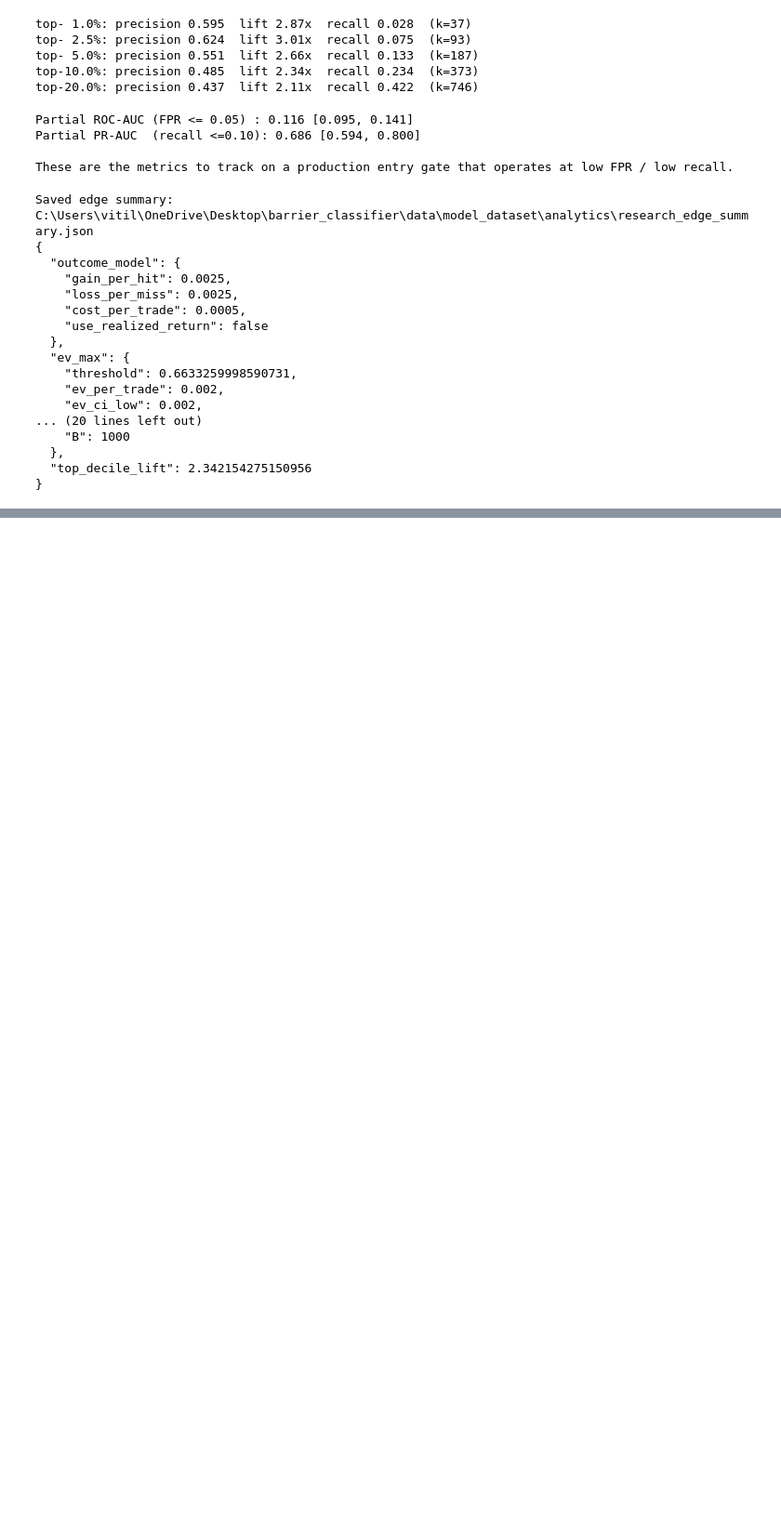
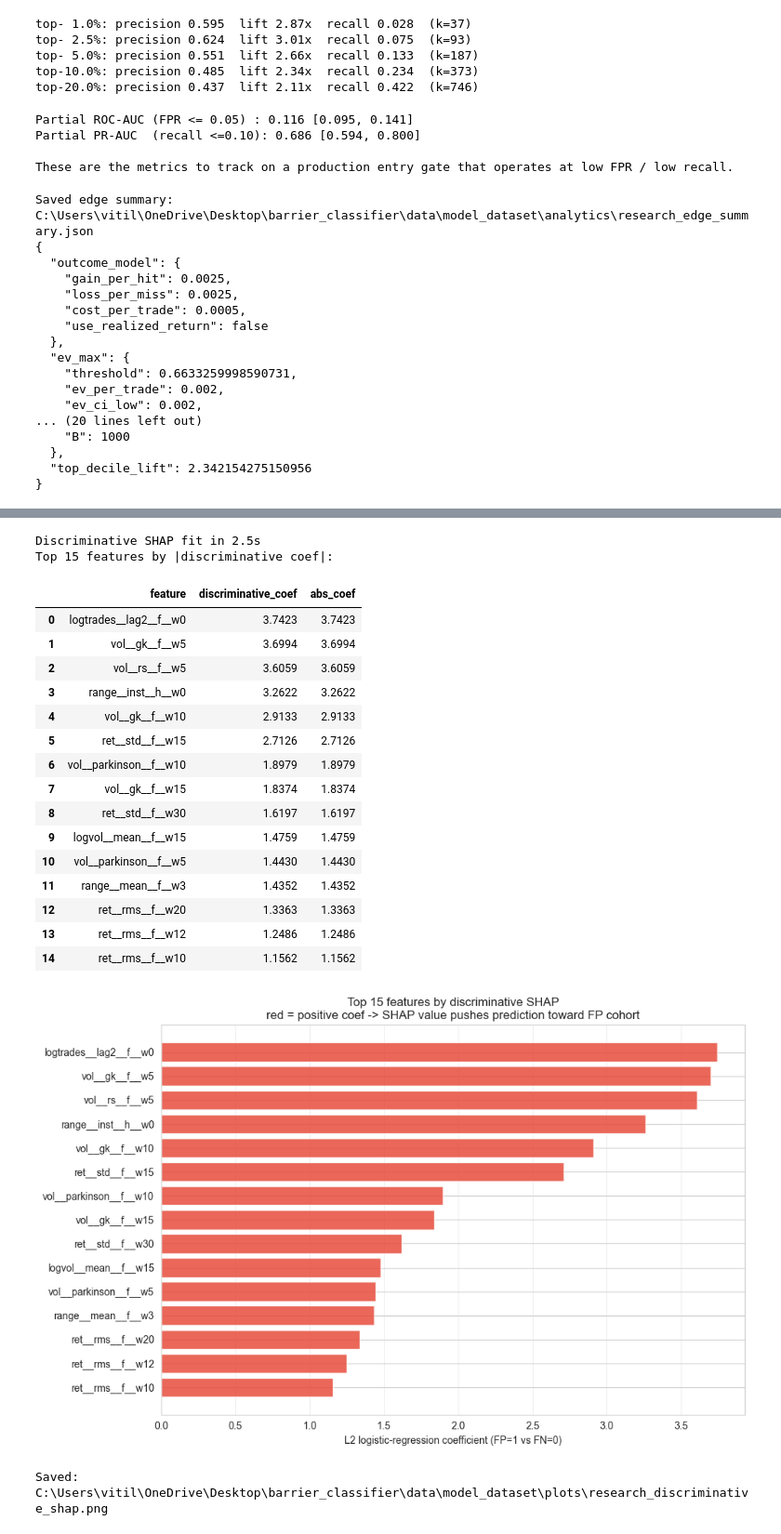
Before and after one commit to VitaIll/barrier_classifier, a Jupyter notebook: notebooks/04_offline_study.ipynb, the cells around one changed output, grey strips where cells are left out. Shown at 93% size. Cells and saved outputs as stored; diff of their text form; code cells hidden in the pictures; blank space fills up the shorter version.

```diff
--- a/notebooks/04_offline_study.ipynb
+++ b/notebooks/04_offline_study.ipynb
@@ -961,0 +1079,45 @@ Subsequent sections land as the corresponding analytics phases are built:
+# %%
+# Discriminative SHAP: logistic regression of {FP=1, FN=0} on per-row SHAP
+t0 = time.perf_counter()
+disc = discriminative_shap(shap_test, cohorts, feature_list, C=1.0)
+print(f"Discriminative SHAP fit in {time.perf_counter() - t0:.1f}s")
+print(f"Top {TOP_N_FEATURES} features by |discriminative coef|:")
+display(disc.head(TOP_N_FEATURES).style.format({"discriminative_coef": "{:.4f}", "abs_coef": "{:.4f}"}))
+
+# Plot horizontal-bar of top discriminative coefs
+fig, ax = plt.subplots(figsize=(10, 6.5))
+sub = disc.head(TOP_N_FEATURES).iloc[::-1]
+colors = ["#e74c3c" if v > 0 else "#3498db" for v in sub["discriminative_coef"]]
+ax.barh(sub["feature"], sub["discriminative_coef"], color=colors, alpha=0.85)
+ax.axvline(0, color="black", linewidth=0.6)
+ax.set_xlabel("L2 logistic-regression coefficient (FP=1 vs FN=0)")
+ax.set_title(
+    f"Top {TOP_N_FEATURES} features by discriminative SHAP\n"
+    "red = positive coef -> SHAP value pushes prediction toward FP cohort"
+)
+ax.grid(axis="x", alpha=0.3)
+plt.tight_layout()
+fig.savefig(PLOTS_DIR / "research_discriminative_shap.png", dpi=150)
+plt.show()
+print(f"Saved: {PLOTS_DIR / 'research_discriminative_shap.png'}")
+# %% [output]
+Discriminative SHAP fit in 2.5s
+Top 15 features by |discriminative coef|:
+|  | feature | discriminative_coef | abs_coef |
+| 0 | logtrades__lag2__f__w0 | 3.7423 | 3.7423 |
+| 1 | vol__gk__f__w5 | 3.6994 | 3.6994 |
+| 2 | vol__rs__f__w5 | 3.6059 | 3.6059 |
+| 3 | range__inst__h__w0 | 3.2622 | 3.2622 |
+| 4 | vol__gk__f__w10 | 2.9133 | 2.9133 |
+| 5 | ret__std__f__w15 | 2.7126 | 2.7126 |
+| 6 | vol__parkinson__f__w10 | 1.8979 | 1.8979 |
+| 7 | vol__gk__f__w15 | 1.8374 | 1.8374 |
+| 8 | ret__std__f__w30 | 1.6197 | 1.6197 |
+| 9 | logvol__mean__f__w15 | 1.4759 | 1.4759 |
+| 10 | vol__parkinson__f__w5 | 1.4430 | 1.4430 |
+| 11 | range__mean__f__w3 | 1.4352 | 1.4352 |
+| 12 | ret__rms__f__w20 | 1.3363 | 1.3363 |
+| 13 | ret__rms__f__w12 | 1.2486 | 1.2486 |
+| 14 | ret__rms__f__w10 | 1.1562 | 1.1562 |
+[figure, added]
+Saved: C:\Users\vitil\OneDrive\Desktop\barrier_classifier\data\model_dataset\plots\research_discriminative_shap.png
```
Also changed, not shown: parts of 13 cells of this notebook, 4 other files.
